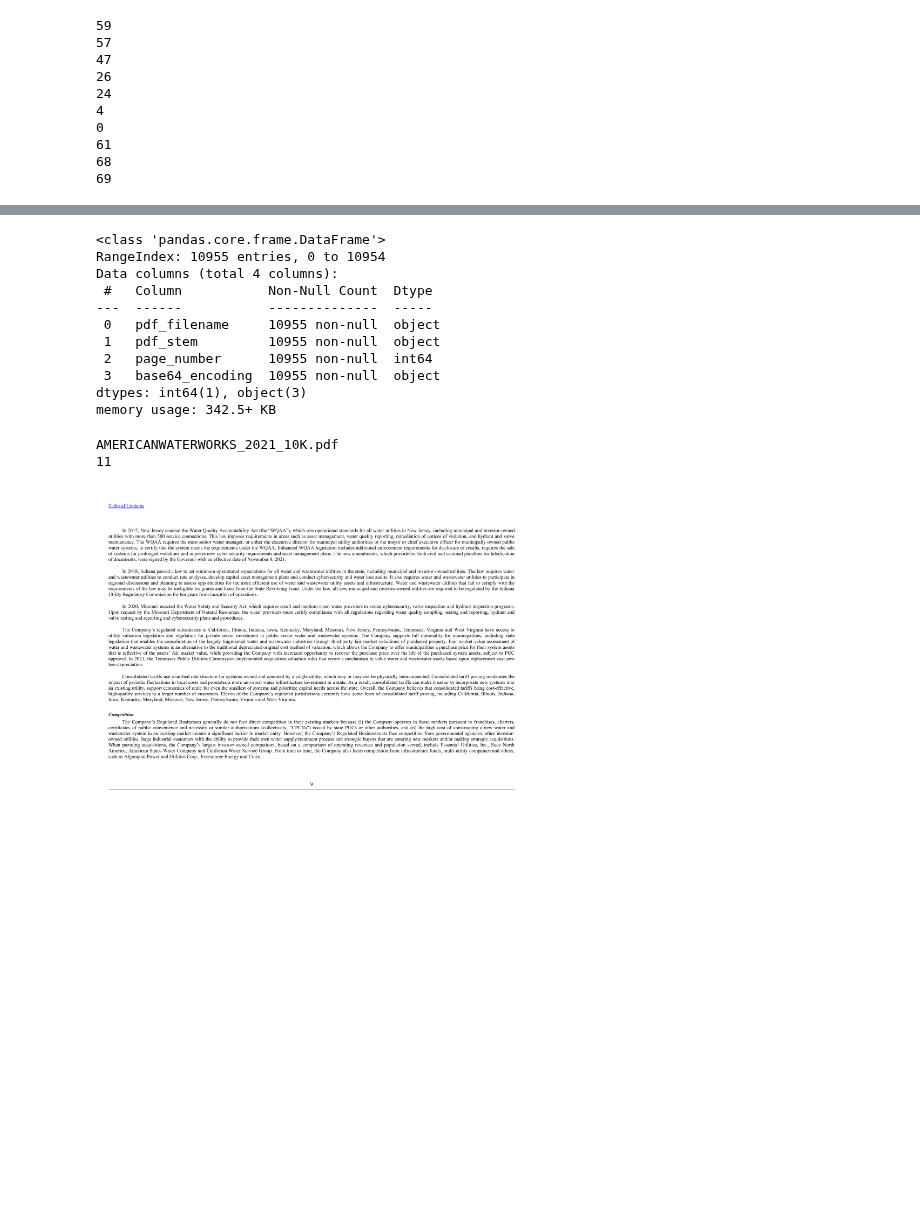
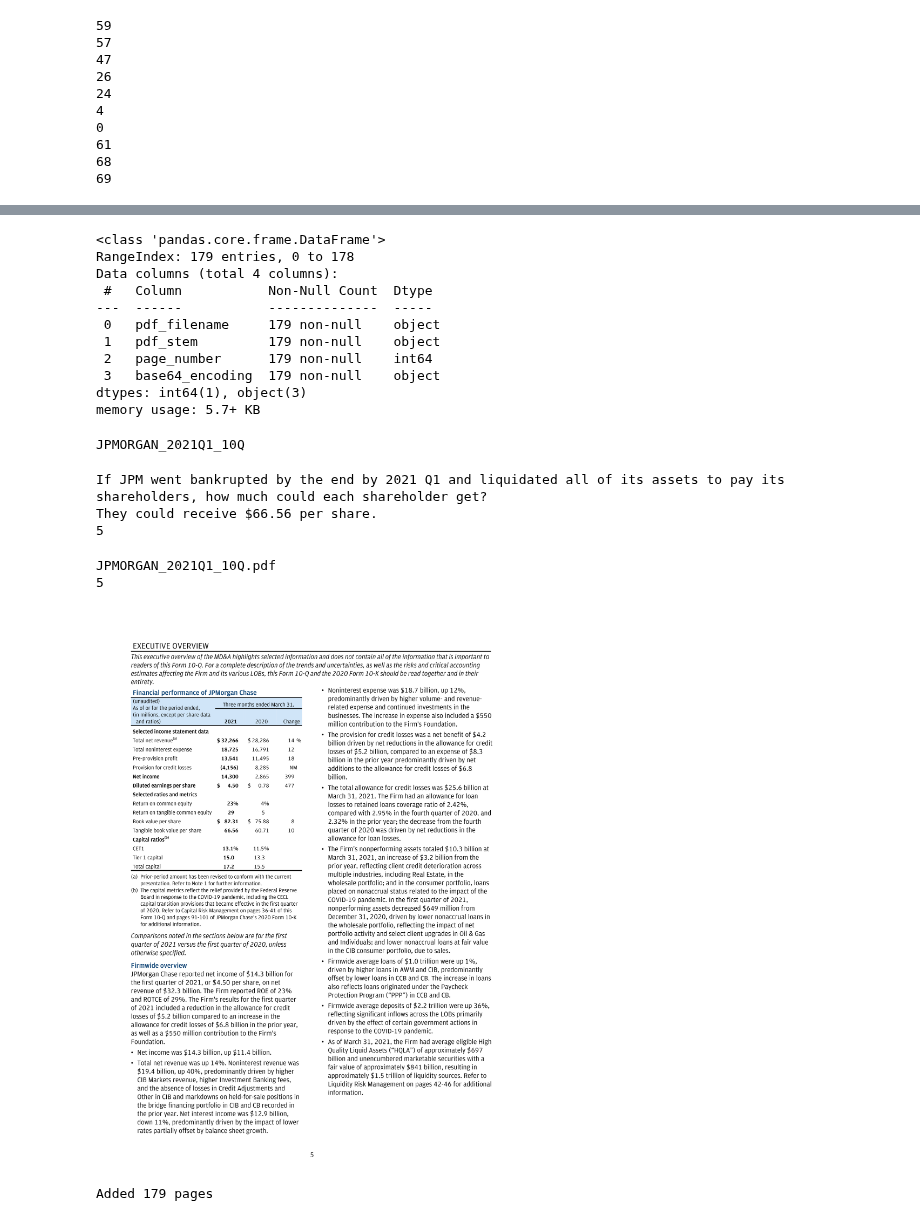
Before and after one commit to weaviate/query-agent-benchmarking, a Jupyter notebook: notebooks/eda/financebench-eda.ipynb, the cells around one changed output, grey strips where cells are left out. Drawn from its saved outputs; the diff is of its cells as text; code cells hidden in the pictures; blank space fills up the shorter version.

```diff
--- a/notebooks/eda/financebench-eda.ipynb
+++ b/notebooks/eda/financebench-eda.ipynb
@@ -197,30 +234,52 @@ Saved base64 encodings to pdf_base64_encodings.csv
 # %%
 import pandas as pd
 
-df = pd.read_csv("financebench_pages_base64.csv")
+df = pd.read_csv("pdf_base64_encodings.csv")
 
 df.info()
 # %% [output]
 <class 'pandas.core.frame.DataFrame'>
-RangeIndex: 10955 entries, 0 to 10954
+RangeIndex: 179 entries, 0 to 178
 Data columns (total 4 columns):
  #   Column           Non-Null Count  Dtype
 ---  ------           --------------  -----
- 0   pdf_filename     10955 non-null  object
- 1   pdf_stem         10955 non-null  object
- 2   page_number      10955 non-null  int64
- 3   base64_encoding  10955 non-null  object
+ 0   pdf_filename     179 non-null    object
+ 1   pdf_stem         179 non-null    object
+ 2   page_number      179 non-null    int64
+ 3   base64_encoding  179 non-null    object
 dtypes: int64(1), object(3)
-memory usage: 342.5+ KB
+memory usage: 5.7+ KB
+# %%
+def filter_by_docname(docname):
+    result = None
+    for entry in ds["train"]:
+        for ev in entry.get("evidence", []):
+            if ev.get("doc_name") == docname:
+                result = entry
+                break
+    return result
+
+result = filter_by_docname("JPMORGAN_2021Q1_10Q")
+print(result["doc_name"])
+# %% [output]
+JPMORGAN_2021Q1_10Q
+# %%
+print(result["question"])
+print(result["answer"])
+print(result["evidence"][0]["evidence_page_num"])
+# %% [output]
+If JPM went bankrupted by the end by 2021 Q1 and liquidated all of its assets to pay its shareholders, how much could each shareholder get?
+They could receive $66.56 per share.
+5
 # %%
-print(df.iloc[10]["pdf_filename"])
-print(df.iloc[10]["page_number"])
+print(df.iloc[4]["pdf_filename"])
+print(df.iloc[4]["page_number"])
 # %% [output]
-AMERICANWATERWORKS_2021_10K.pdf
-11
+JPMORGAN_2021Q1_10Q.pdf
+5
 # %%
 from IPython.display import display, Image
 from base64 import b64decode
-display(Image(data=b64decode(df.iloc[10]["base64_encoding"])))
+display(Image(data=b64decode(df.iloc[4]["base64_encoding"])))
 # %% [output]
-[figure, old version]
+[figure, new version]
@@ -226,0 +311,15 @@ display(Image(data=b64decode(df.iloc[10]["base64_encoding"])))
+# %%
+total = 0
+with finance_bench_collection.batch.fixed_size(20) as batch:
+    for idx, row in df.iterrows():
+        batch.add_object(
+            properties={
+                "page_number": row["page_number"]+1,
+                "page_image": row["base64_encoding"],
+            },
+        )
+        total += 1
+
+print(f"Added {total} pages")
+# %% [output]
+Added 179 pages
```
Also changed, not shown: parts of 8 cells of this notebook.
